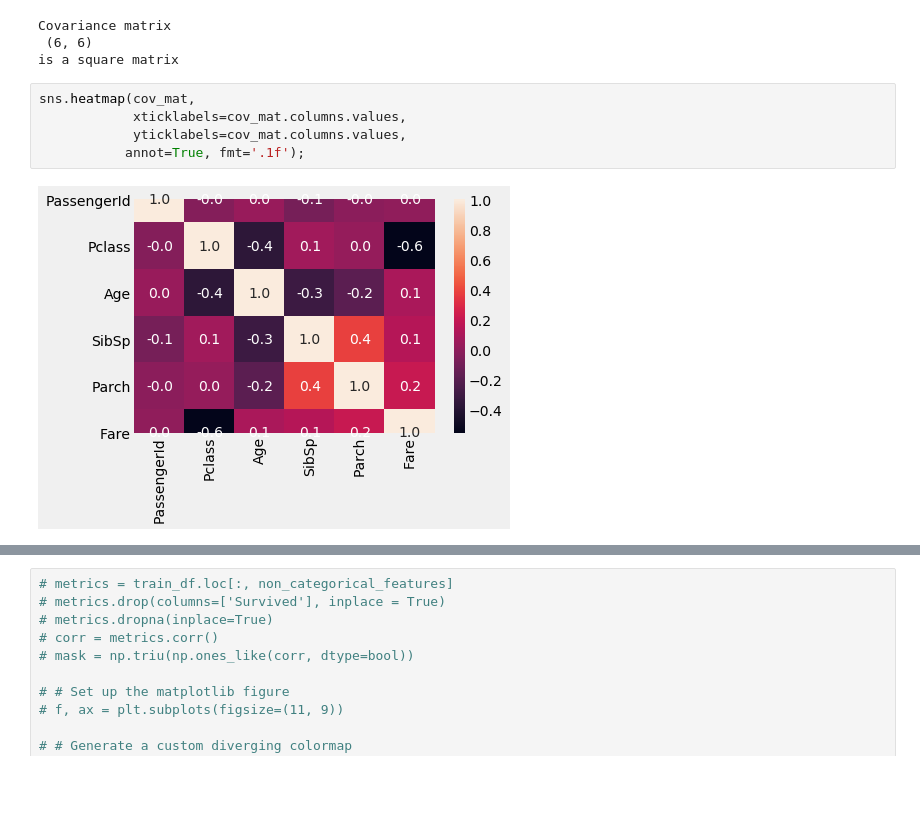
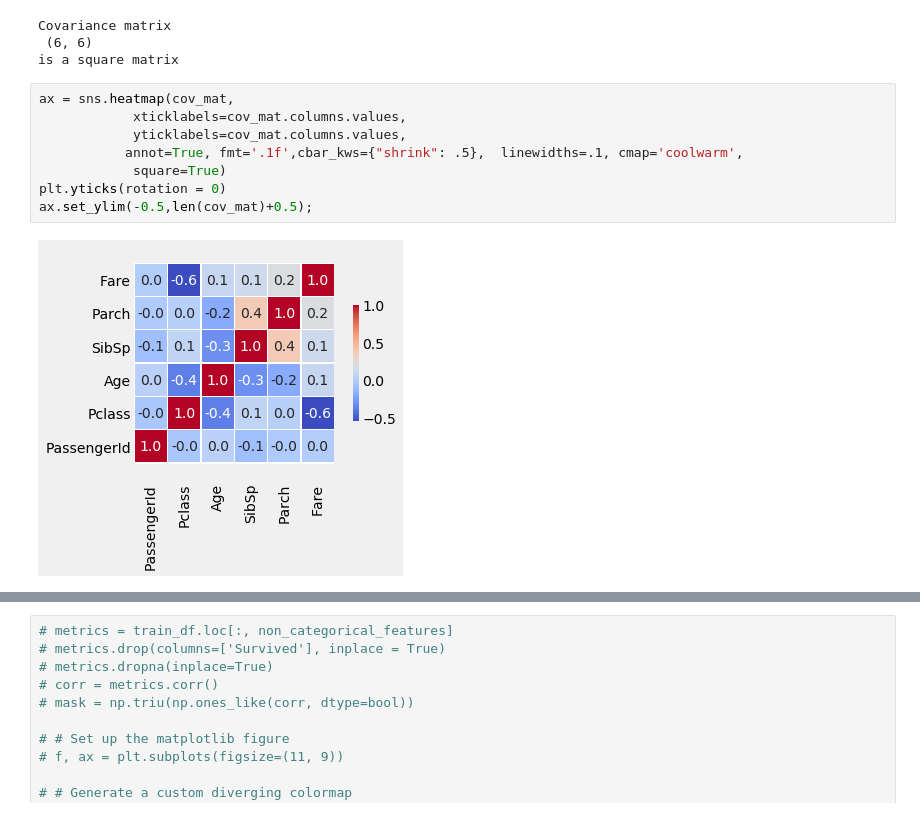
Before and after one commit to cristobalza/lab_5_kaggle_dma, a Jupyter notebook: kaggle_lab_5.ipynb, the cells around one changed output, grey strips where cells are left out. Cells and saved outputs as stored; diff of their text form; blank space fills up the shorter version.

```diff
--- a/kaggle_lab_5.ipynb
+++ b/kaggle_lab_5.ipynb
@@ -319,12 +319,15 @@ Covariance matrix
  (6, 6)
 is a square matrix
 # %%
-sns.heatmap(cov_mat,
+ax = sns.heatmap(cov_mat,
             xticklabels=cov_mat.columns.values,
             yticklabels=cov_mat.columns.values,
-           annot=True, fmt='.1f');
+           annot=True, fmt='.1f',cbar_kws={"shrink": .5},  linewidths=.1, cmap='coolwarm',
+            square=True)
+plt.yticks(rotation = 0)
+ax.set_ylim(-0.5,len(cov_mat)+0.5);
 # %% [output]
-[figure, old version]
+[figure, new version]
 # %%
 # Generate a mask for the upper triangle
 mask = np.triu(np.ones_like(cov_mat, dtype=bool))
```
Also changed, not shown: parts of 35 cells of this notebook.
